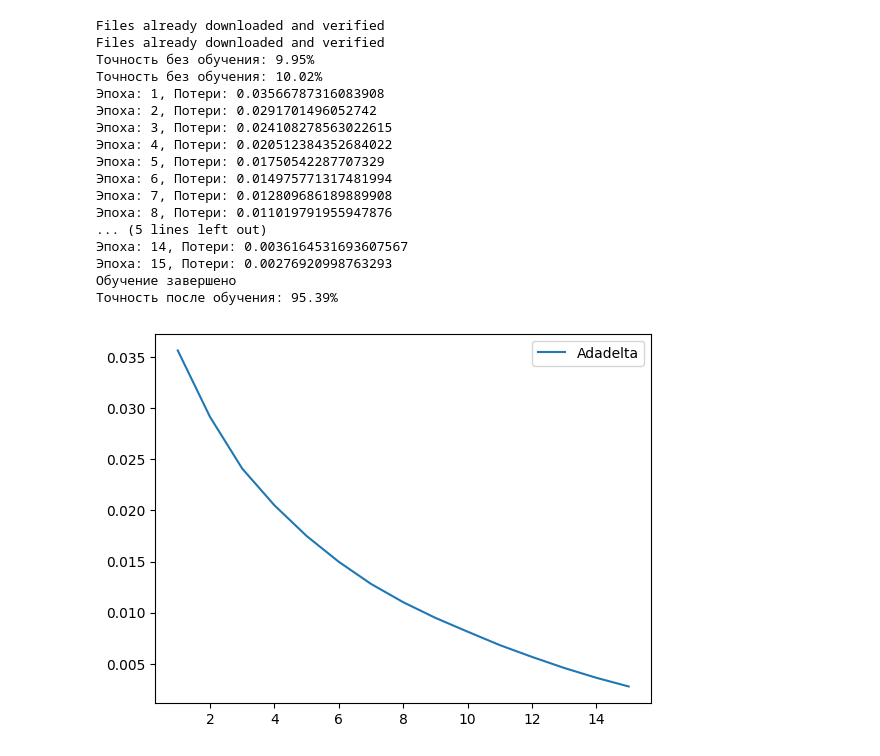
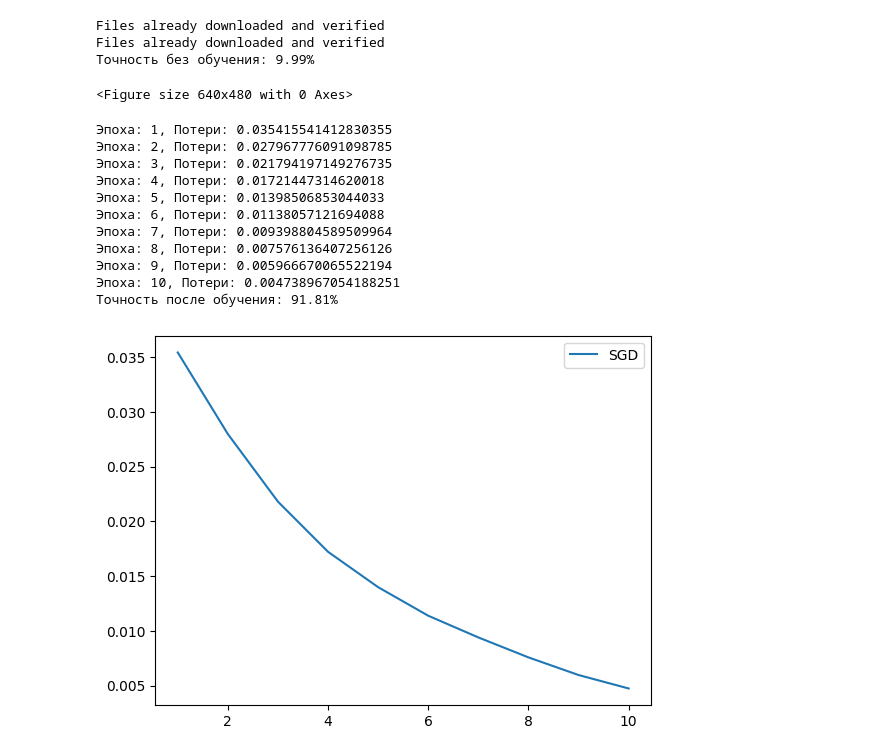
Before and after one commit to mathhyyn/nnetworks, a Jupyter notebook: lab5/lab52colab.ipynb, the cells around one changed output. Saved outputs shown, nothing was run; the diff lists cells and outputs as text; code cells hidden in the pictures.

```diff
--- a/lab5/lab52colab.ipynb
+++ b/lab5/lab52colab.ipynb
@@ -69,6 +69,7 @@ device = torch.device("cuda:0" if torch.cuda.is_available() else "cpu")
 net0 = myVGG16().to(device)
 net = myVGG16().to(device)
 criterion = nn.CrossEntropyLoss()
+optimizer = optim.SGD(net.parameters(), lr=0.1)
 
 def resetNet():
     net.load_state_dict(net0.state_dict())
@@ -83,10 +84,10 @@ def countAccuracy():
         correct += (predicted == label).sum().item()
     return 100 * correct / len(trainset)
 
-def train():
+def train(name):
     xs, ys = [], []
     batch_num = len(trainloader)
-    for epoch in range(15):
+    for epoch in range(10):
         running_loss = 0.0
         for inputs, labels in islice(trainloader, batch_num):
             inputs, labels = inputs.to(device), labels.to(device)
@@ -101,40 +102,33 @@ def train():
         xs.append(epoch + 1)
         ys.append(running_loss / len(trainset))
         print(f'Эпоха: {xs[-1]}, Потери: {ys[-1]}')
-    plt.plot(xs, ys, label = "Adadelta")
+    plt.plot(xs, ys, label = name)
+    return xs, ys
 
 resetNet()
 print(f"Точность без обучения: {countAccuracy():.2f}%")
-print(f"Точность без обучения: {countAccuracy():.2f}%")
-
-#optimizer = optim.SGD(net.parameters(), lr= 0.01)
-optimizer = optim.Adadelta(net.parameters(), lr=0.1)
-# optimizer = optim.SGD(net.parameters(), lr=0.1, momentum=0.9, nesterov=True)
-#optimizer = optim.Adam(net.parameters(), lr=0.001)
-
-
-train()
-print('Обучение завершено')
-print(f"Точность после обучения: {countAccuracy():.2f}%")
-
-plt.legend()
-plt.show()
 # %% [output]
 Files already downloaded and verified
 Files already downloaded and verified
-Точность без обучения: 9.95%
-Точность без обучения: 10.02%
-Эпоха: 1, Потери: 0.03566787316083908
-Эпоха: 2, Потери: 0.0291701496052742
-Эпоха: 3, Потери: 0.024108278563022615
-Эпоха: 4, Потери: 0.020512384352684022
-Эпоха: 5, Потери: 0.01750542287707329
-Эпоха: 6, Потери: 0.014975771317481994
-Эпоха: 7, Потери: 0.012809686189889908
-Эпоха: 8, Потери: 0.011019791955947876
-... (5 lines left out)
-Эпоха: 14, Потери: 0.0036164531693607567
-Эпоха: 15, Потери: 0.00276920998763293
-Обучение завершено
-Точность после обучения: 95.39%
+Точность без обучения: 9.99%
-[figure, removed]
+<Figure size 640x480 with 0 Axes>
+# %%
+resetNet()
+optimizer = optim.SGD(net.parameters(), lr=0.1)
+xs1, ys1 = train("SGD")
+print(f"Точность после обучения: {countAccuracy():.2f}%")
+plt.legend()
+plt.show()
+# %% [output]
+Эпоха: 1, Потери: 0.035415541412830355
+Эпоха: 2, Потери: 0.027967776091098785
+Эпоха: 3, Потери: 0.021794197149276735
+Эпоха: 4, Потери: 0.01721447314620018
+Эпоха: 5, Потери: 0.01398506853044033
+Эпоха: 6, Потери: 0.01138057121694088
+Эпоха: 7, Потери: 0.009398804589509964
+Эпоха: 8, Потери: 0.007576136407256126
+Эпоха: 9, Потери: 0.005966670065522194
+Эпоха: 10, Потери: 0.004738967054188251
+Точность после обучения: 91.81%
+[figure, added]
```
Also changed, not shown: parts of 8 cells of this notebook.
